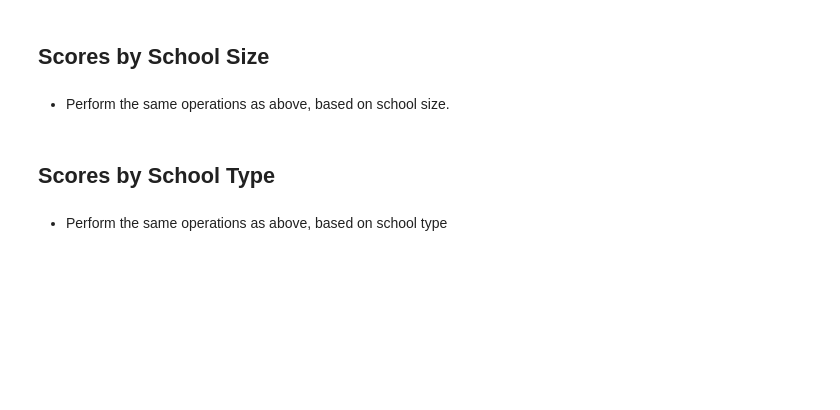
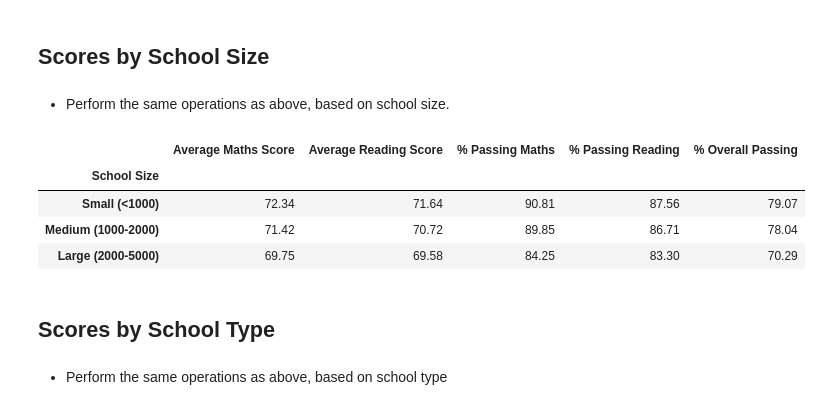
Before and after one commit to vn02063007/pandas-challenge, a Jupyter notebook: PyCitySchools/PyCitySchools_starter.ipynb, the cells around one changed output. Saved outputs shown, nothing was run; the diff lists cells and outputs as text; code cells hidden in the pictures; blank space fills up the shorter version.

```diff
--- a/PyCitySchools/PyCitySchools_starter.ipynb
+++ b/PyCitySchools/PyCitySchools_starter.ipynb
@@ -252,6 +365,20 @@ labels = ["<$585", "$585-630", "$630-645", "$645-680"]
 ## Scores by School Size
 # %% [markdown]
 * Perform the same operations as above, based on school size.
+# %%
+size_bins = [0, 1000, 2000, 5000]
+labels = ["Small (<1000)", "Medium (1000-2000)", "Large (2000-5000)"]
+# %%
+per_school_summary["School Size"] = pd.cut(per_school_summary["Total student"], size_bins, labels=labels)
+# %%
+size_summary  = per_school_summary.groupby('School Size').mean()
+size_summary .drop(columns=['Total school budget','Total student','Per student budget']).round(2)
+# %% [output]
+|  | Average Maths Score | Average Reading Score | % Passing Maths | % Passing Reading | % Overall Passing |
+| School Size |  |  |  |  |  |
+| Small (<1000) | 72.34 | 71.64 | 90.81 | 87.56 | 79.07 |
+| Medium (1000-2000) | 71.42 | 70.72 | 89.85 | 86.71 | 78.04 |
+| Large (2000-5000) | 69.75 | 69.58 | 84.25 | 83.30 | 70.29 |
 # %% [markdown]
 ## Scores by School Type
 # %% [markdown]
```
Also changed, not shown: parts of 4 cells of this notebook.
